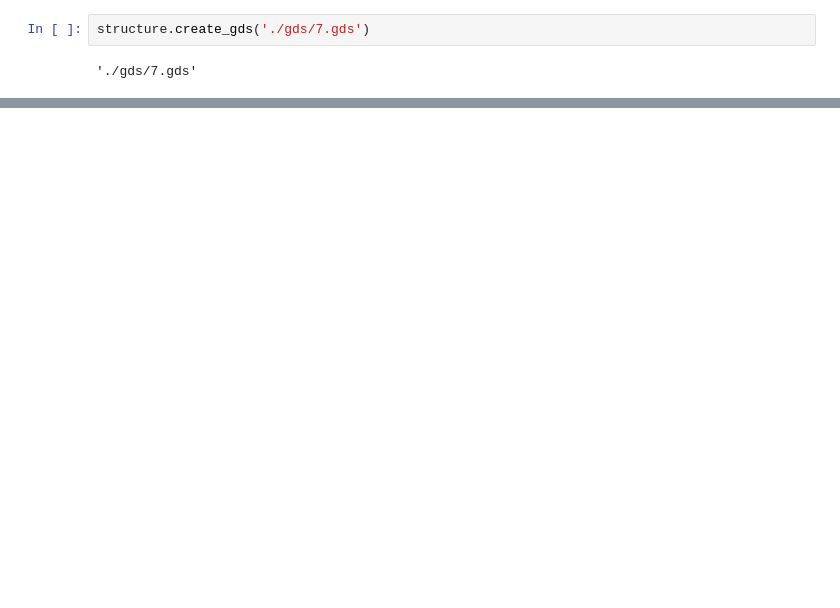
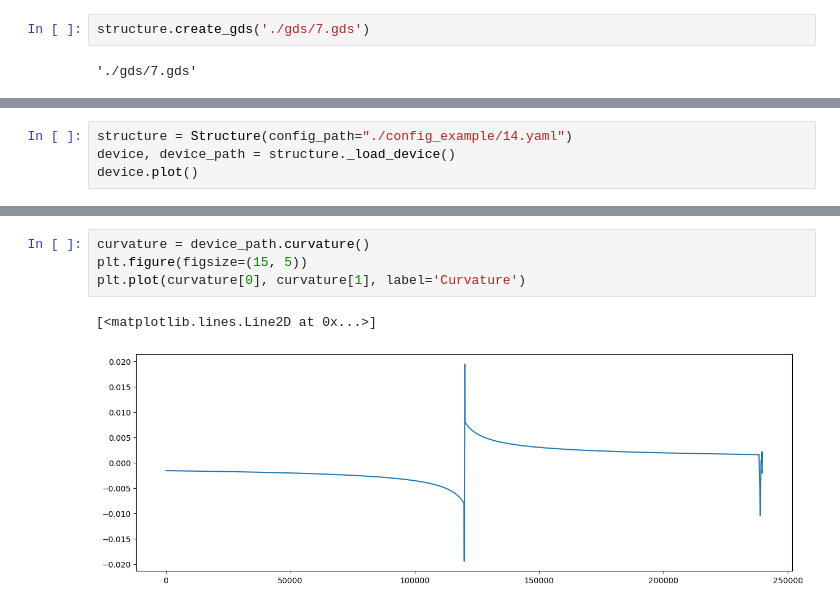
Before and after one commit to Liu-Wenzheng/gdslayout, a Jupyter notebook: example/wg_example.ipynb, the cells around one changed output, grey strips where cells are left out. Saved outputs shown, nothing was run; the diff lists cells and outputs as text; blank space fills up the shorter version.

```diff
--- a/example/wg_example.ipynb
+++ b/example/wg_example.ipynb
@@ -374,0 +378,4 @@ structure.create_gds('./gds/7.gds')
+# %%
+structure = Structure(config_path="./config_example/14.yaml")
+device, device_path = structure._load_device()
+device.plot()
@@ -374,0 +384,7 @@ structure.create_gds('./gds/7.gds')
+# %%
+curvature = device_path.curvature()
+plt.figure(figsize=(15, 5))
+plt.plot(curvature[0], curvature[1], label='Curvature')
+# %% [output]
+[<matplotlib.lines.Line2D at 0x...>]
+[figure, added]
```
Also changed, not shown: parts of 14 cells of this notebook, 11 other files.
